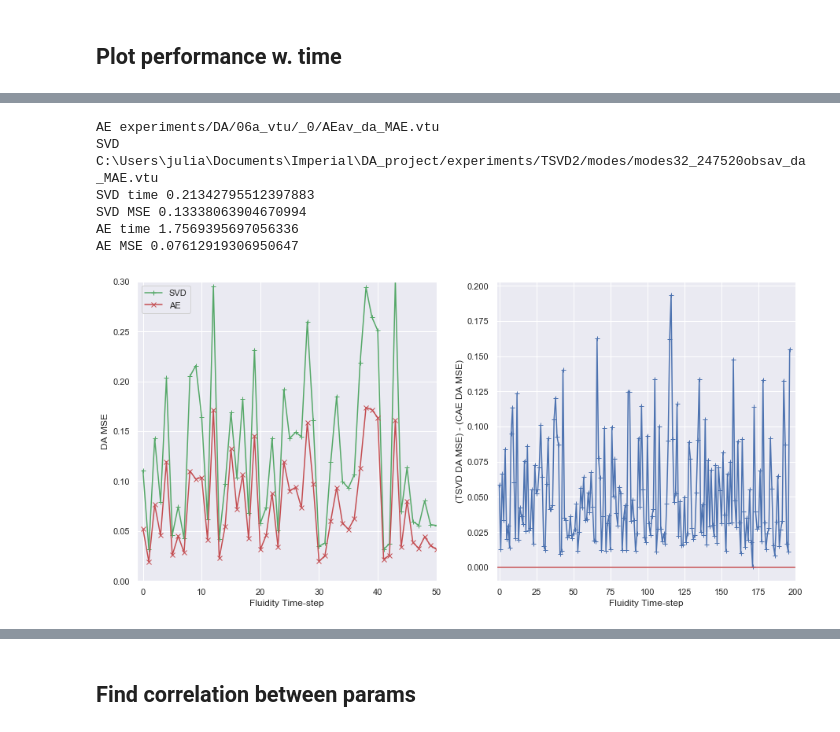
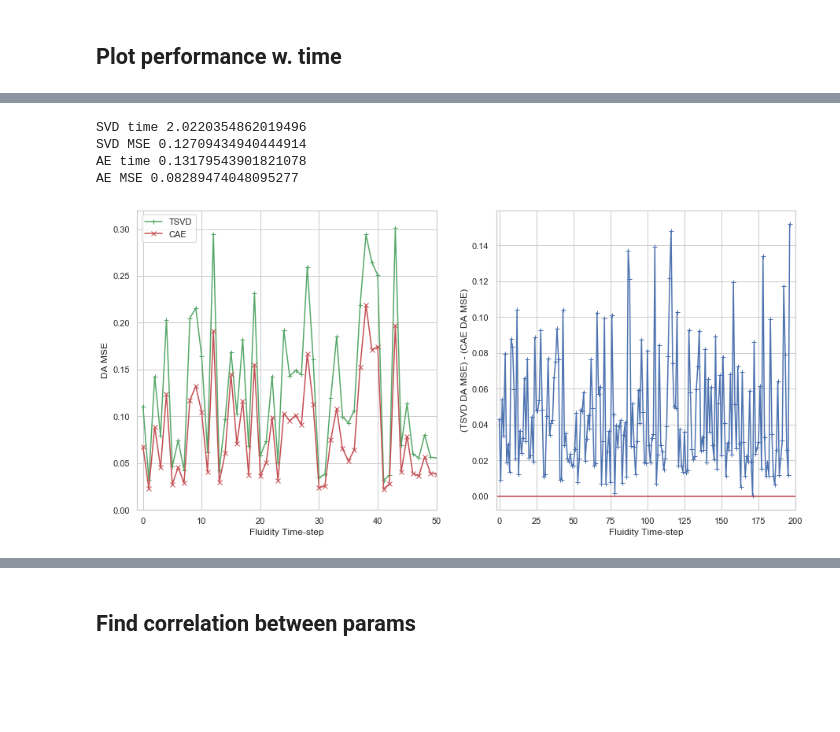
Before and after one commit to julianmack/Data_Assimilation, a Jupyter notebook: report/generate_figures/plot_TSVD.ipynb, the cells around one changed output, grey strips where cells are left out. Drawn from its saved outputs; the diff is of its cells as text; code cells hidden in the pictures; blank space fills up the shorter version.

```diff
--- a/report/generate_figures/plot_TSVD.ipynb
+++ b/report/generate_figures/plot_TSVD.ipynb
@@ -18,7 +16,7 @@ import pipeline
 import seaborn as sns
 sns.set()
 from matplotlib.ticker import ScalarFormatter
-
+sns.set_style("whitegrid")
 #sns.set_palette("Dark2")
 # %%
 B = os.getcwd() + "/experiments/"
@@ -281,16 +277,16 @@ modesdf
 # %%
 #get TSVD data
 modes = 32
-nobs = 2475
+nobs = 247520
 df_SVD = get_tsvd_best_df(modesfp, nobs, modes) # get all obs and truncation param = 32
 
-fp_AE = "experiments/DA/06_300/7/AE.csv" #CHANGE THIS - it is old
+fp_AE = "experiments/retrain/Tucodec_prelu_next/349_test.csv"
 
 #SVD_vtu = modesfp + "modes{}_{}obsav_da_MAE.vtu".format(modes, nobs)
 #AE_vtu = "experiments/DA/06a_vtu/_0/AEav_da_MAE.vtu"
 
-print("AE", AE_vtu)
-print("SVD", SVD_vtu)
+#print("AE", AE_vtu)
+#print("SVD", SVD_vtu)
 df_AE = pd.read_csv(fp_AE)
 df_AE.head()
 df_AE["mse_DA"].mean()
@@ -310,12 +306,10 @@ print("SVD MSE", df_SVD["mse_DA"].mean())
 print("AE time", tae)
 print("AE MSE", df_AE["mse_DA"].mean())
 # %% [output]
-AE experiments/DA/06a_vtu/_0/AEav_da_MAE.vtu
-SVD C:\Users\julia\Documents\Imperial\DA_project/experiments/TSVD2/modes/modes32_247520obsav_da_MAE.vtu
-SVD time 0.21342795512397883
-SVD MSE 0.13338063904670994
-AE time 1.7569395697056336
-AE MSE 0.07612919306950647
+SVD time 2.0220354862019496
+SVD MSE 0.12709434940444914
+AE time 0.13179543901821078
+AE MSE 0.08289474048095277
 # %%
 #Plot L2 on left axis and percent improvement on y axis against time
 # Create some mock data
@@ -328,33 +322,33 @@ fig, axs = plt.subplots(1, 2,  sharey=False)
 ax2 = axs[0]
 ax2.set_ylabel('DA MSE', )  # we already handled the x-label with ax1
 ax2.set_xlabel('Fluidity Time-step', )
 
 ax2.plot( t, 'mse_DA', data=df_SVD, marker='+', color="g", )
 ax2.plot(t, 'mse_DA', data=df_AE, marker='x', color="r")
 ax2.tick_params(axis='y',)
 
 
 ax2.set_xlim(-1, 50)
-ax2.set_ylim(0, 0.3)
-ax2.legend(["SVD", "AE"] )
+ax2.set_ylim(0, 0.32)
+ax2.legend(["TSVD", "CAE"] )
 
 #plot difference
 ax1 = axs[1]
 ax1.set_ylabel('(TSVD DA MSE) - (CAE DA MSE)', )  # we already handled the x-label with ax1
 ax1.set_xlabel('Fluidity Time-step', )
 
 y = df_SVD["mse_DA"] - df_AE["mse_DA"]
 ax1.plot( t, y, marker='+', color="b", )
 ax1.tick_params(axis='y',)
 
 x = np.linspace(-6,300,10)
 y = 0 * x
 ax1.plot(x, y, '-r')
 ax1.set_xlim(-2, 200)
 
 
 fig.set_size_inches(15, 7)
 plt.show()
 fig.savefig(outfp_time)
 # %% [output]
-[figure, old version]
+[figure, new version]
```
Also changed, not shown: parts of 7 cells of this notebook, 18 other files.
